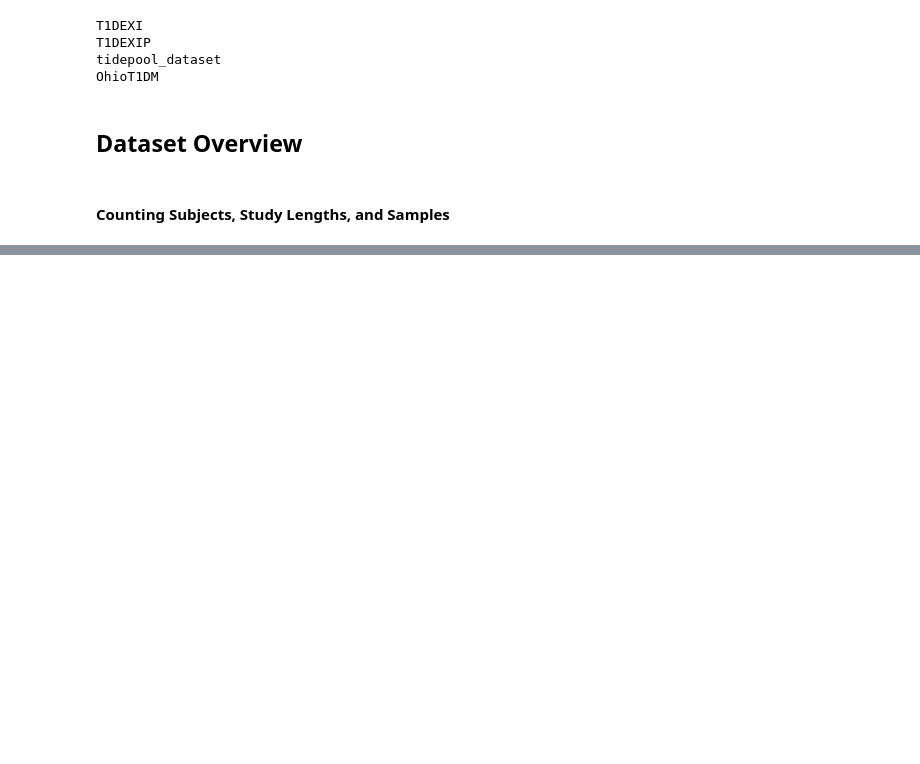
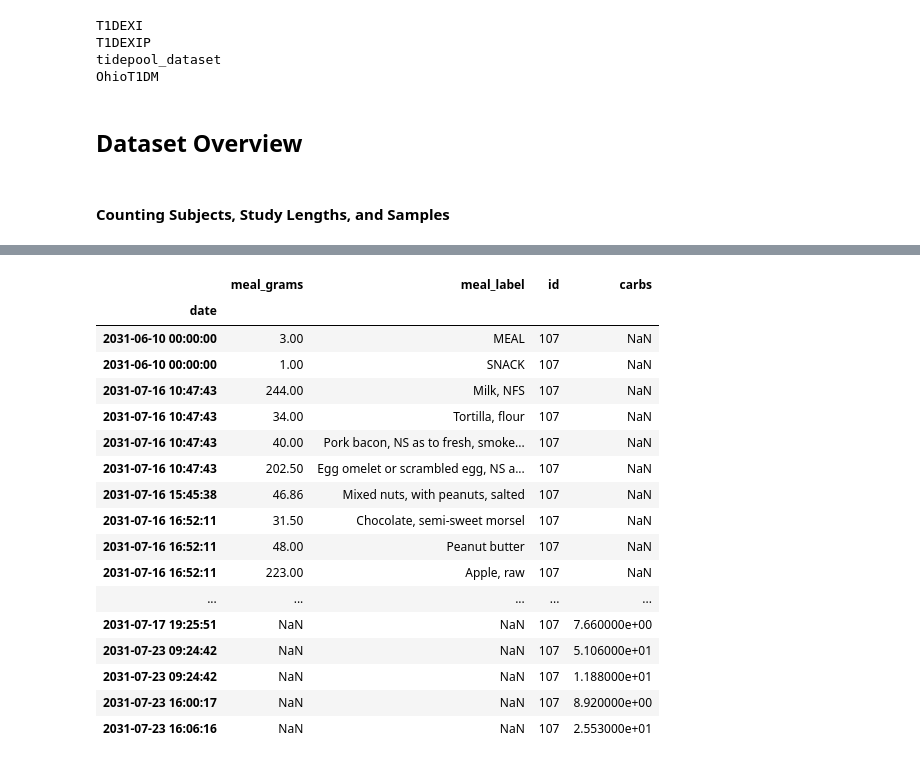
Before and after one commit to miriamkw/BGP_DatasetMerge, a Jupyter notebook: notebooks/dataset_overview.ipynb, the cells around one changed output, grey strips where cells are left out. Saved outputs shown, nothing was run; the diff lists cells and outputs as text; code cells hidden in the pictures; blank space fills up the shorter version.

```diff
--- a/notebooks/dataset_overview.ipynb
+++ b/notebooks/dataset_overview.ipynb
@@ -236,0 +339,14 @@ print_samples_per_feature(combined_df)
+# %%
+import os
+import pandas as pd
+path = os.path.join('..', 'unprocessed_data', 'T1DEXIP - DATA FOR UPLOAD', 'ML.xpt')
+df_meals = pd.read_sas(path, format='xport')
+df_meals = df_meals.applymap(lambda x: x.decode('utf-8') if isinstance(x, bytes) else x)
+df_meals['MLDTC'] = pd.to_datetime(df_meals['MLDTC'], unit='s')
+df_meals['MLDOSE'] = pd.to_numeric(df_meals['MLDOSE'], errors='coerce')
+df_meals.rename(columns={'MLDOSE': 'meal_grams', 'MLTRT': 'meal_label', 'MLCAT': 'meal_category', 'MLDTC': 'date',
+                     'USUBJID': 'id'}, inplace=True)
+#df_meals = df_meals[['meal_grams', 'meal_label', 'meal_category', 'id', 'date']]
+df_meals = df_meals[['meal_grams', 'meal_label', 'id', 'date']]
+df_meals.sort_values(by='date', inplace=True)
+df_meals
@@ -236,0 +367,12 @@ print_samples_per_feature(combined_df)
+# %%
+path = os.path.join('..', 'unprocessed_data', 'T1DEXIP - DATA FOR UPLOAD', 'FAMLPI.xpt')
+FAMLPI_data = pd.read_sas(path, format='xport')
+FAMLPI_data = FAMLPI_data.applymap(lambda x: x.decode('utf-8') if isinstance(x, bytes) else x)
+
+df_fa_meals = FAMLPI_data[FAMLPI_data['FATESTCD'] == "DCARBT"][FAMLPI_data['FACAT'] == "CONSUMED"]
+df_fa_meals['FADTC'] = pd.to_datetime(df_fa_meals['FADTC'], unit='s')
+df_fa_meals['FASTRESN'] = pd.to_numeric(df_fa_meals['FASTRESN'], errors='coerce')
+df_fa_meals.rename(columns={'FASTRESN': 'carbs', 'FADTC': 'date', 'USUBJID': 'id'}, inplace=True)
+df_fa_meals = df_fa_meals[['carbs', 'id', 'date']]
+df_fa_meals.sort_values(by='date', inplace=True)
+df_fa_meals
@@ -236,0 +412,4 @@ print_samples_per_feature(combined_df)
+# %%
+df_combined = pd.concat([df_meals, df_fa_meals])
+df_combined.set_index('date', inplace=True)
+df_combined
@@ -236,0 +431,22 @@ print_samples_per_feature(combined_df)
+# %%
+df_subject_meals = df_combined[df_combined['id'] == '107'].copy()
+df_subject_meals
+# %% [output]
+|  | meal_grams | meal_label | id | carbs |
+| date |  |  |  |  |
+| 2031-06-10 00:00:00 | 3.00 | MEAL | 107 | NaN |
+| 2031-06-10 00:00:00 | 1.00 | SNACK | 107 | NaN |
+| 2031-07-16 10:47:43 | 244.00 | Milk, NFS | 107 | NaN |
+| 2031-07-16 10:47:43 | 34.00 | Tortilla, flour | 107 | NaN |
+| 2031-07-16 10:47:43 | 40.00 | Pork bacon, NS as to fresh, smoke... | 107 | NaN |
+| 2031-07-16 10:47:43 | 202.50 | Egg omelet or scrambled egg, NS a... | 107 | NaN |
+| 2031-07-16 15:45:38 | 46.86 | Mixed nuts, with peanuts, salted | 107 | NaN |
+| 2031-07-16 16:52:11 | 31.50 | Chocolate, semi-sweet morsel | 107 | NaN |
+| 2031-07-16 16:52:11 | 48.00 | Peanut butter | 107 | NaN |
+| 2031-07-16 16:52:11 | 223.00 | Apple, raw | 107 | NaN |
+| ... | ... | ... | ... | ... |
+| 2031-07-17 19:25:51 | NaN | NaN | 107 | 7.660000e+00 |
+| 2031-07-23 09:24:42 | NaN | NaN | 107 | 5.106000e+01 |
+| 2031-07-23 09:24:42 | NaN | NaN | 107 | 1.188000e+01 |
+| 2031-07-23 16:00:17 | NaN | NaN | 107 | 8.920000e+00 |
+| 2031-07-23 16:06:16 | NaN | NaN | 107 | 2.553000e+01 |
```
Also changed, not shown: parts of 20 cells of this notebook, 1 other file.
